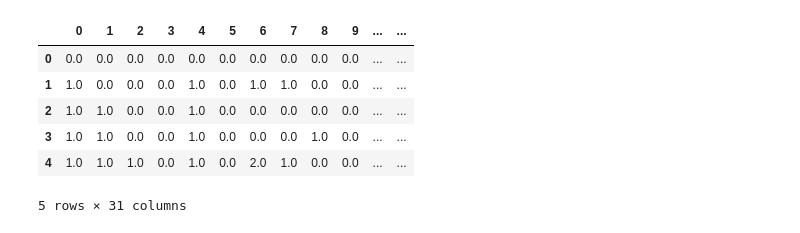
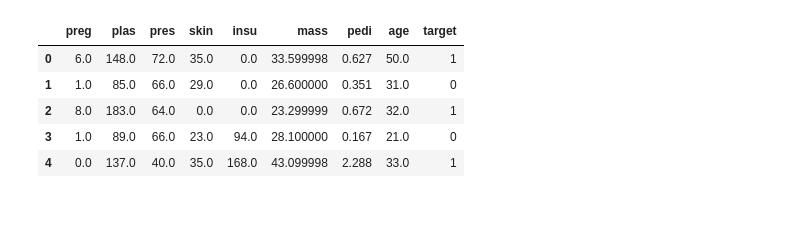
Before and after one commit to PRCSousa/ML-Assignment1, a Jupyter notebook: main.ipynb, the cells around one changed output. Cells and saved outputs as stored; diff of their text form; code cells hidden in the pictures.

```diff
--- a/main.ipynb
+++ b/main.ipynb
@@ -9,28 +9,27 @@ import matplotlib.pyplot as plt
 # %%
 # Importar o dataset
 
 suite = openml.study.get_suite(99)
 
-task_id = 14952
+task_id = 37
 task = openml.tasks.get_task(task_id)
 
 dataset = openml.datasets.get_dataset(task.dataset_id)
 
 X, y, categorical_indicator, attribute_names = dataset.get_data(
     dataset_format="array", target=dataset.default_target_attribute
 )
 
 # Visualizar o dataset
 
 df = pd.DataFrame(X, columns=attribute_names)
 df['target'] = y
 
 df.head()
 # %% [output]
-|  | 0 | 1 | 2 | 3 | 4 | 5 | 6 | 7 | 8 | 9 | ... | ... |
-| 0 | 0.0 | 0.0 | 0.0 | 0.0 | 0.0 | 0.0 | 0.0 | 0.0 | 0.0 | 0.0 | ... | ... |
-| 1 | 1.0 | 0.0 | 0.0 | 0.0 | 1.0 | 0.0 | 1.0 | 1.0 | 0.0 | 0.0 | ... | ... |
-| 2 | 1.0 | 1.0 | 0.0 | 0.0 | 1.0 | 0.0 | 0.0 | 0.0 | 0.0 | 0.0 | ... | ... |
-| 3 | 1.0 | 1.0 | 0.0 | 0.0 | 1.0 | 0.0 | 0.0 | 0.0 | 1.0 | 0.0 | ... | ... |
-| 4 | 1.0 | 1.0 | 1.0 | 0.0 | 1.0 | 0.0 | 2.0 | 1.0 | 0.0 | 0.0 | ... | ... |
+|  | preg | plas | pres | skin | insu | mass | pedi | age | target |
+| 0 | 6.0 | 148.0 | 72.0 | 35.0 | 0.0 | 33.599998 | 0.627 | 50.0 | 1 |
+| 1 | 1.0 | 85.0 | 66.0 | 29.0 | 0.0 | 26.600000 | 0.351 | 31.0 | 0 |
+| 2 | 8.0 | 183.0 | 64.0 | 0.0 | 0.0 | 23.299999 | 0.672 | 32.0 | 1 |
+| 3 | 1.0 | 89.0 | 66.0 | 23.0 | 94.0 | 28.100000 | 0.167 | 21.0 | 0 |
+| 4 | 0.0 | 137.0 | 40.0 | 35.0 | 168.0 | 43.099998 | 2.288 | 33.0 | 1 |
-5 rows × 31 columns
```
Also changed, not shown: parts of 3 cells of this notebook.
